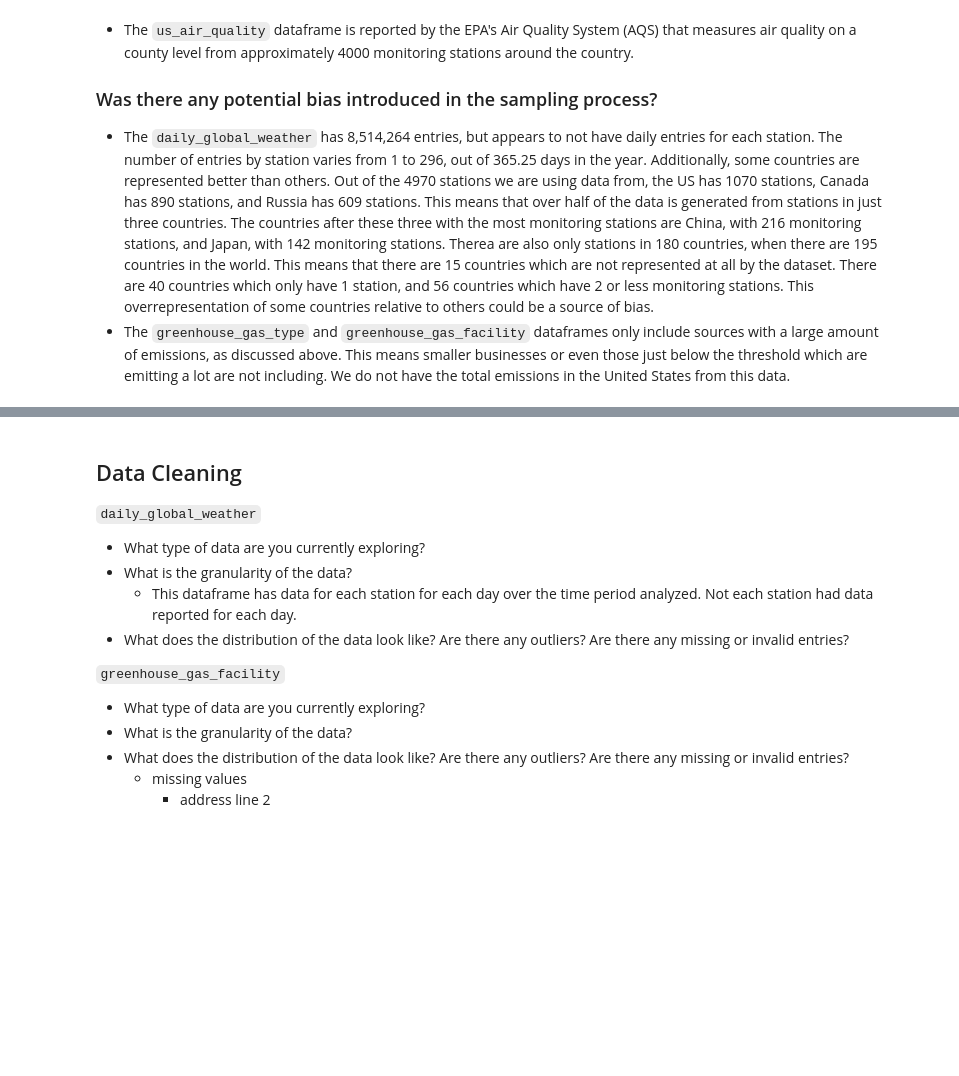
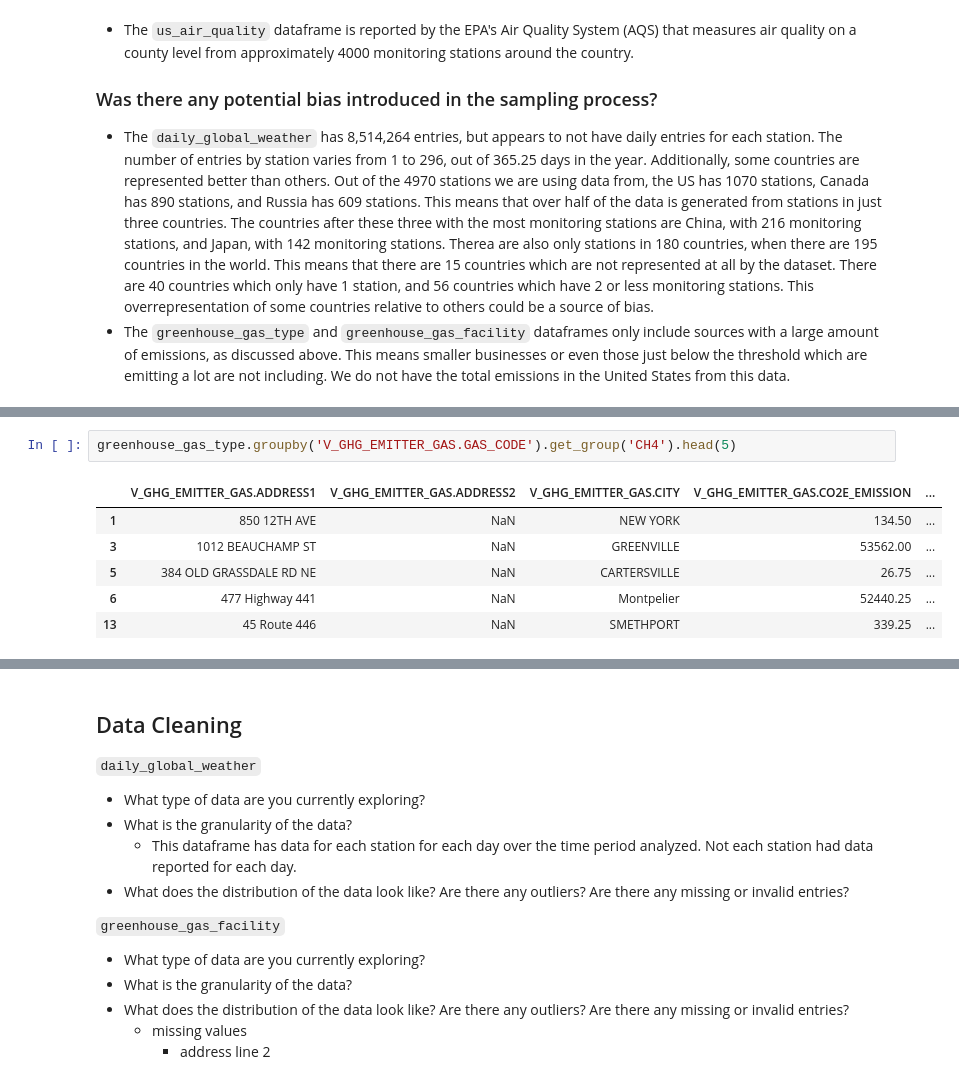
Before and after one commit to kalieknecht/data200-project, a Jupyter notebook: analysis/Analysis.ipynb, the cells around one changed output, grey strips where cells are left out. Saved outputs shown, nothing was run; the diff lists cells and outputs as text; blank space fills up the shorter version.

```diff
--- a/analysis/Analysis.ipynb
+++ b/analysis/Analysis.ipynb
@@ -82,0 +187,9 @@ greenhouse_gas_facility.head(5)
+# %%
+greenhouse_gas_type.groupby('V_GHG_EMITTER_GAS.GAS_CODE').get_group('CH4').head(5)
+# %% [output]
+|  | V_GHG_EMITTER_GAS.ADDRESS1 | V_GHG_EMITTER_GAS.ADDRESS2 | V_GHG_EMITTER_GAS.CITY | V_GHG_EMITTER_GAS.CO2E_EMISSION | ... |
+| 1 | 850 12TH AVE | NaN | NEW YORK | 134.50 | ... |
+| 3 | 1012 BEAUCHAMP ST | NaN | GREENVILLE | 53562.00 | ... |
+| 5 | 384 OLD GRASSDALE RD NE | NaN | CARTERSVILLE | 26.75 | ... |
+| 6 | 477 Highway 441 | NaN | Montpelier | 52440.25 | ... |
+| 13 | 45 Route 446 | NaN | SMETHPORT | 339.25 | ... |
```
Also changed, not shown: parts of 26 cells of this notebook, 2 other files.
